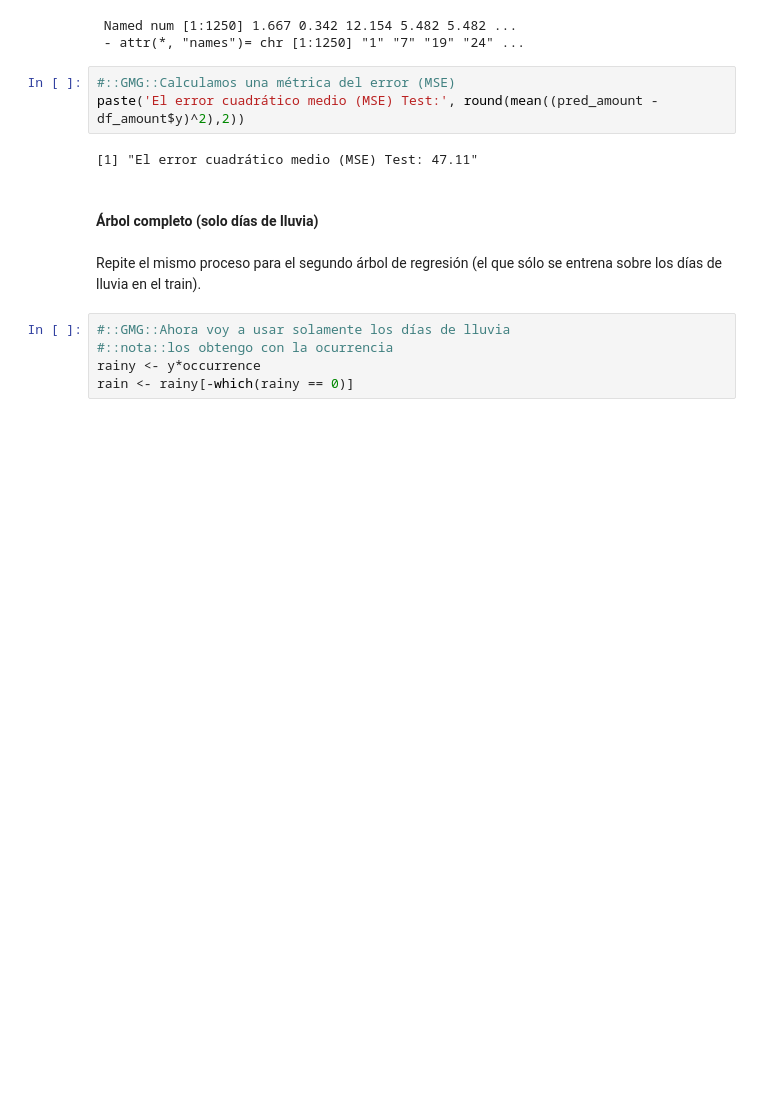
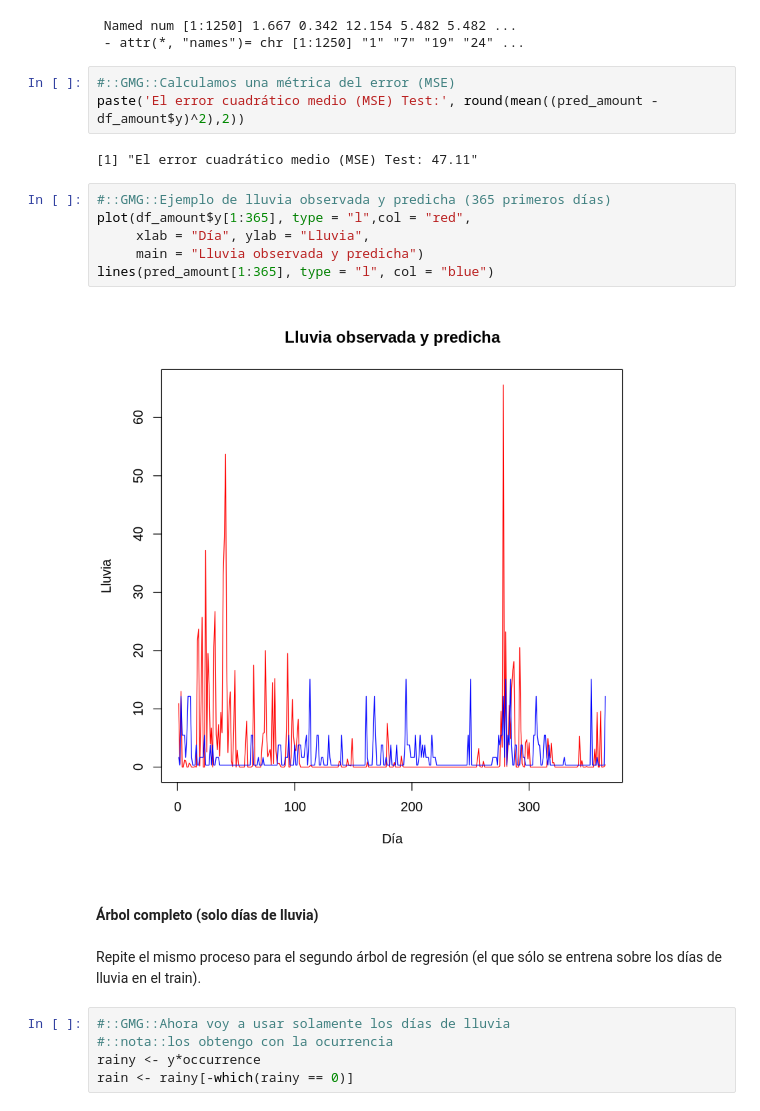
Before and after one commit to yerartdev/uc-m1966-datamining, a Jupyter notebook: d3/S17-T03_LAB_IntercomparisonTechniques.ipynb, the cells around one changed output. Drawn from its saved outputs; the diff is of its cells as text; blank space fills up the shorter version.

```diff
--- a/d3/S17-T03_LAB_IntercomparisonTechniques.ipynb
+++ b/d3/S17-T03_LAB_IntercomparisonTechniques.ipynb
@@ -554,6 +554,14 @@ str(pred_amount)
 paste('El error cuadrático medio (MSE) Test:', round(mean((pred_amount - df_amount$y)^2),2))
 # %% [output]
 [1] "El error cuadrático medio (MSE) Test: 47.11"
+# %%
+#::GMG::Ejemplo de lluvia observada y predicha (365 primeros días)
+plot(df_amount$y[1:365], type = "l",col = "red",
+     xlab = "Día", ylab = "Lluvia",
+     main = "Lluvia observada y predicha")
+lines(pred_amount[1:365], type = "l", col = "blue")
+# %% [output]
+[figure, added]
 # %% [markdown]
 #### Árbol completo (solo días de lluvia)
 # %% [markdown]
```
